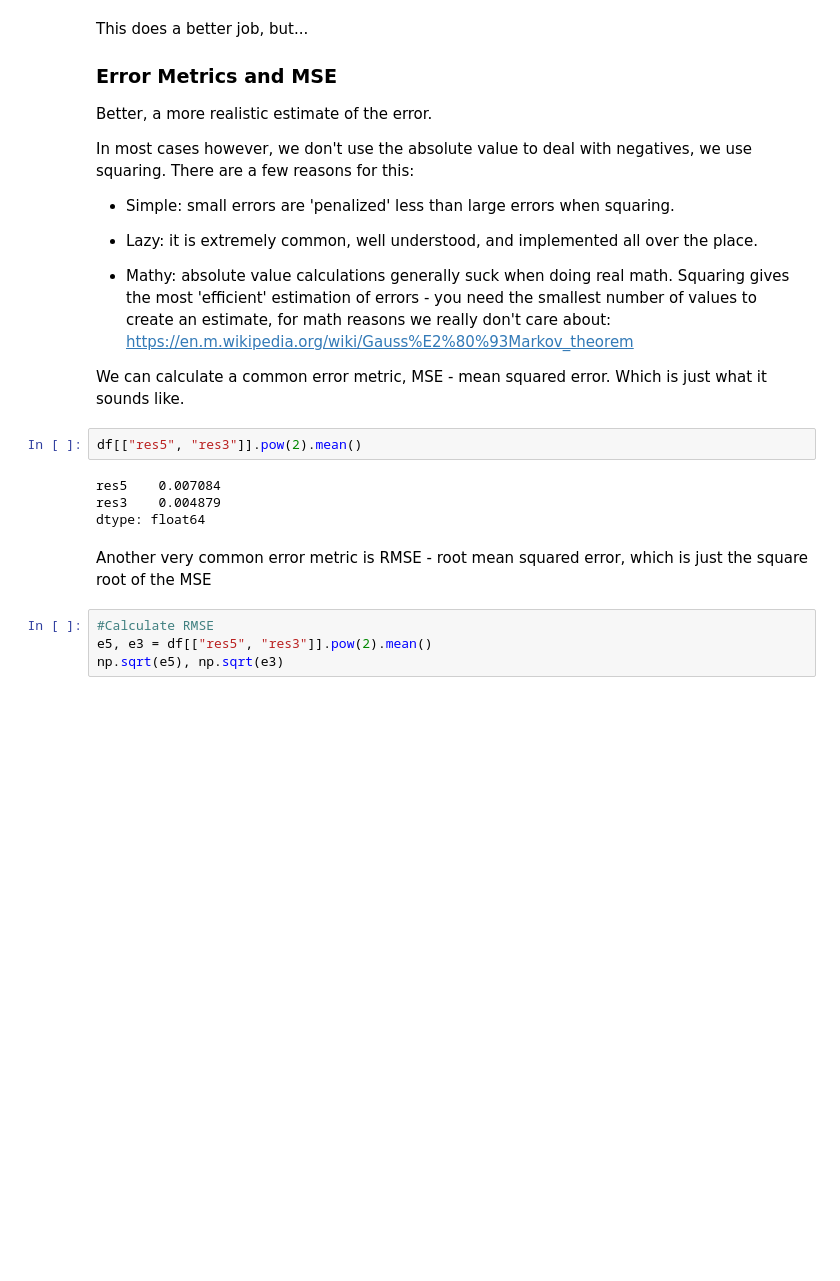
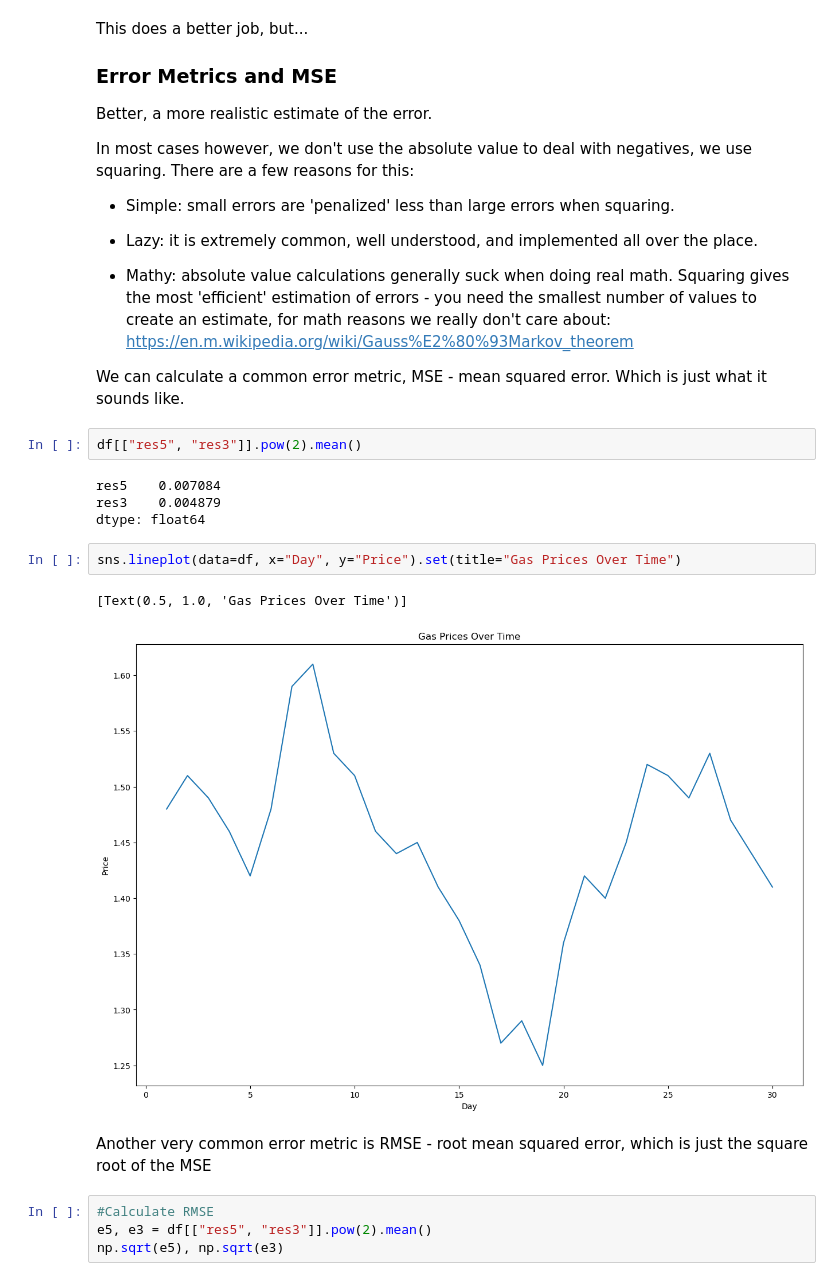
Before and after one commit to AkeemSemperDataScience/Basic_Stats_in_Python_Student_Repository, a Jupyter notebook: 012_Errors_Basic_Time_Series.ipynb, the cells around one changed output. Cells and saved outputs as stored; diff of their text form; blank space fills up the shorter version.

```diff
--- a/012_Errors_Basic_Time_Series.ipynb
+++ b/012_Errors_Basic_Time_Series.ipynb
@@ -235,6 +240,11 @@ df[["res5", "res3"]].pow(2).mean()
 res5    0.007084
 res3    0.004879
 dtype: float64
+# %%
+sns.lineplot(data=df, x="Day", y="Price").set(title="Gas Prices Over Time")
+# %% [output]
+[Text(0.5, 1.0, 'Gas Prices Over Time')]
+[figure, added]
 # %% [markdown]
 Another very common error metric is RMSE - root mean squared error, which is just the square root of the MSE
 # %%
```
Also changed, not shown: parts of 1 cell of this notebook, 12 other files.
